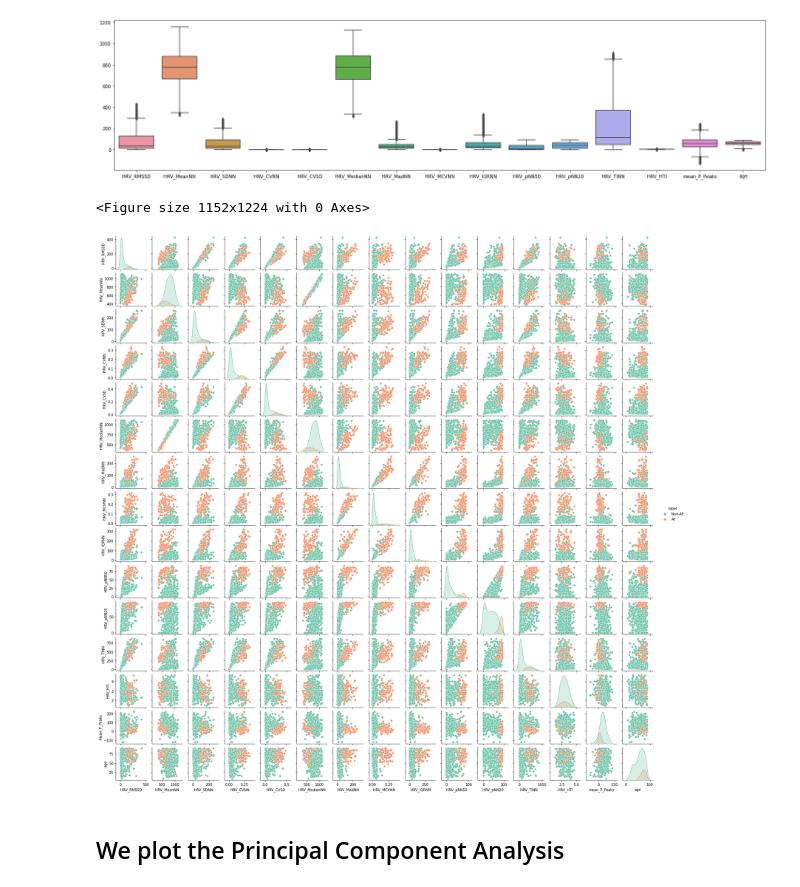
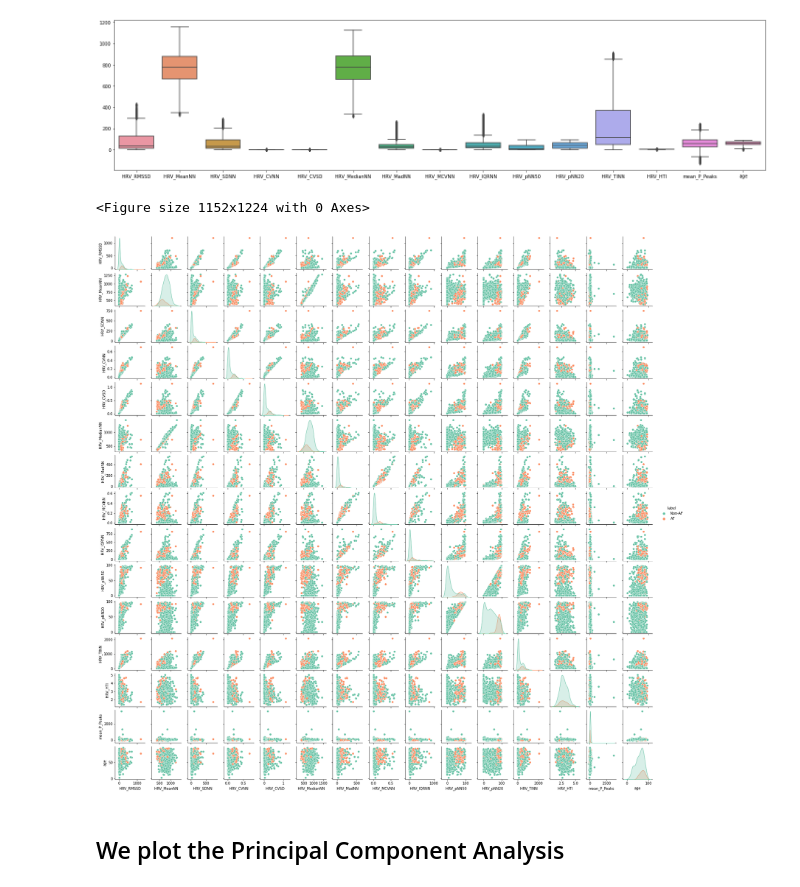
Before and after one commit to tomiambro/af_classifier, a Jupyter notebook: Exploratory Data Analysis.ipynb, the cells around one changed output. Saved outputs shown, nothing was run; the diff lists cells and outputs as text; code cells hidden in the pictures.

```diff
--- a/Exploratory Data Analysis.ipynb
+++ b/Exploratory Data Analysis.ipynb
@@ -129,8 +142,5 @@ cols = df_raw.columns
 cols = cols.drop('label')
 for col in cols:
     df = df[df[col] < df[col].quantile(.99)]
-
-
-df_raw = df.copy()
 # %%
 plt.figure(figsize=(20,5))
@@ -141,13 +151,13 @@ plt.show()
 [figure]
 # %%
 plt.figure(figsize=(16,17))
-sns.pairplot(data=df_raw.sample(frac=0.1, random_state=42), hue='label', palette='Set2', height=1.5)
+g = sns.pairplot(data=df_raw.sample(frac=0.1, random_state=42), hue='label', palette='Set2', height=1.5)
 
 g.tight_layout()
 plt.show()
 # %% [output]
 <Figure size 1152x1224 with 0 Axes>
-[figure, old version]
+[figure, new version]
 # %% [markdown]
 ## We plot the Principal Component Analysis
 # %%
```
Also changed, not shown: parts of 7 cells of this notebook, 2 other files.
